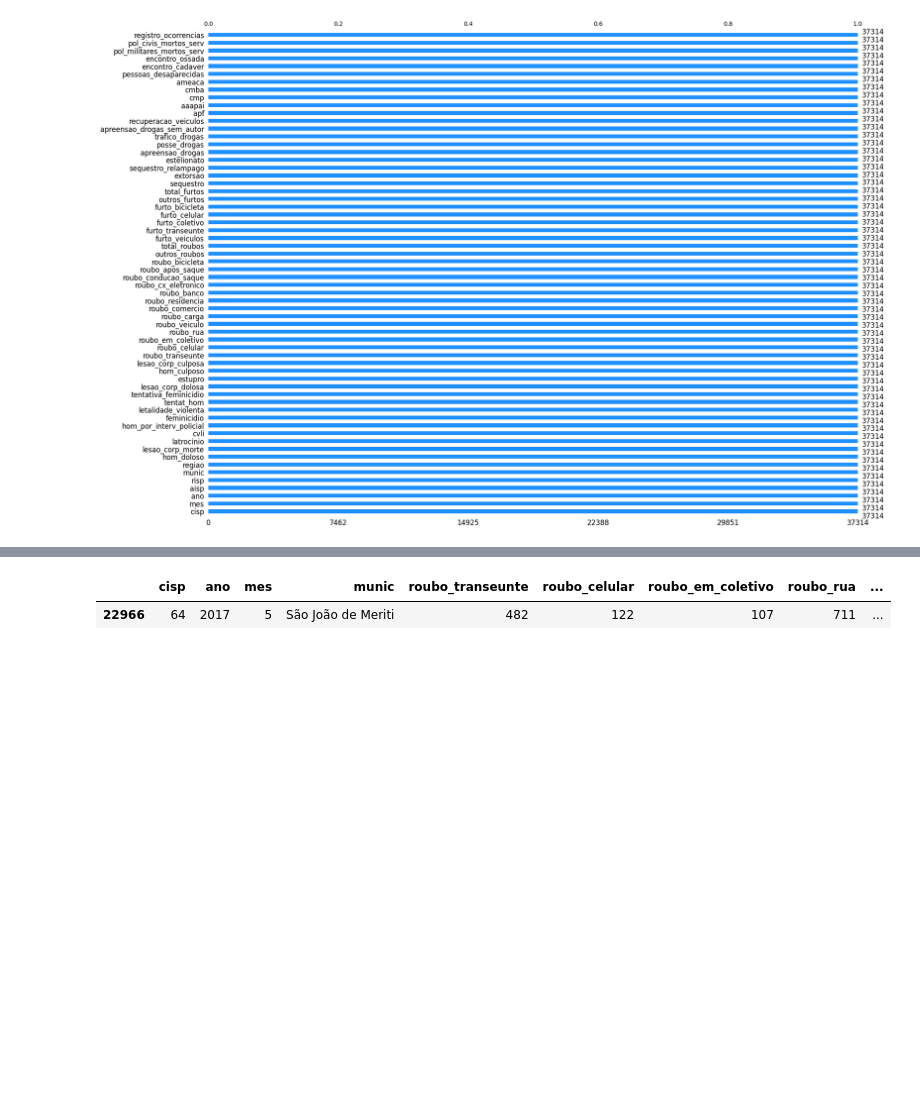
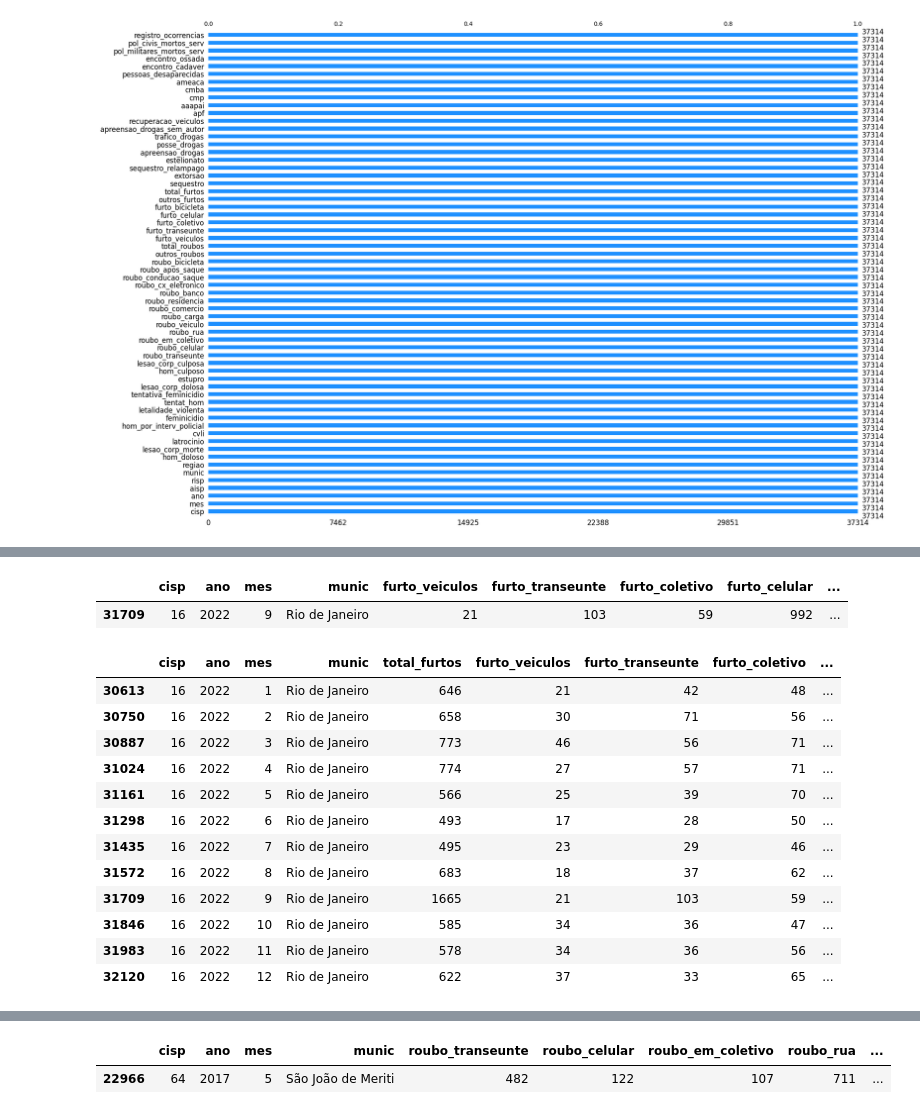
Before and after one commit to gabrielmprata/Info_seguranca_publica_rj, a Jupyter notebook: Info_seguranca_publica_rj.ipynb, the cells around one changed output, grey strips where cells are left out. Drawn from its saved outputs; the diff is of its cells as text; code cells hidden in the pictures; blank space fills up the shorter version.

```diff
--- a/Info_seguranca_publica_rj.ipynb
+++ b/Info_seguranca_publica_rj.ipynb
@@ -276,3 +286,29 @@ ms.bar(df_ocorrencias, color="dodgerblue",  figsize=(20,15), fontsize=12)
+# %%
+df_ocorrencias[['cisp','ano','mes','munic',
+                'furto_veiculos','furto_transeunte','furto_coletivo',
+                'furto_celular','furto_bicicleta','outros_furtos']][(df_ocorrencias['total_furtos'] == 1665)]
+# %% [output]
+|  | cisp | ano | mes | munic | furto_veiculos | furto_transeunte | furto_coletivo | furto_celular | ... |
+| 31709 | 16 | 2022 | 9 | Rio de Janeiro | 21 | 103 | 59 | 992 | ... |
+# %%
+df_ocorrencias[['cisp','ano','mes','munic','total_furtos',
+                'furto_veiculos','furto_transeunte','furto_coletivo',
+                'furto_celular','furto_bicicleta','outros_furtos']][(df_ocorrencias['cisp'] == 16) &
+                                                                    (df_ocorrencias['ano'] == 2022)]
+# %% [output]
+|  | cisp | ano | mes | munic | total_furtos | furto_veiculos | furto_transeunte | furto_coletivo | ... |
+| 30613 | 16 | 2022 | 1 | Rio de Janeiro | 646 | 21 | 42 | 48 | ... |
+| 30750 | 16 | 2022 | 2 | Rio de Janeiro | 658 | 30 | 71 | 56 | ... |
+| 30887 | 16 | 2022 | 3 | Rio de Janeiro | 773 | 46 | 56 | 71 | ... |
+| 31024 | 16 | 2022 | 4 | Rio de Janeiro | 774 | 27 | 57 | 71 | ... |
+| 31161 | 16 | 2022 | 5 | Rio de Janeiro | 566 | 25 | 39 | 70 | ... |
+| 31298 | 16 | 2022 | 6 | Rio de Janeiro | 493 | 17 | 28 | 50 | ... |
+| 31435 | 16 | 2022 | 7 | Rio de Janeiro | 495 | 23 | 29 | 46 | ... |
+| 31572 | 16 | 2022 | 8 | Rio de Janeiro | 683 | 18 | 37 | 62 | ... |
+| 31709 | 16 | 2022 | 9 | Rio de Janeiro | 1665 | 21 | 103 | 59 | ... |
+| 31846 | 16 | 2022 | 10 | Rio de Janeiro | 585 | 34 | 36 | 47 | ... |
+| 31983 | 16 | 2022 | 11 | Rio de Janeiro | 578 | 34 | 36 | 56 | ... |
+| 32120 | 16 | 2022 | 12 | Rio de Janeiro | 622 | 37 | 33 | 65 | ... |
 # %%
 import plotly.express as px
 
```
Also changed, not shown: parts of 1 cell of this notebook.
